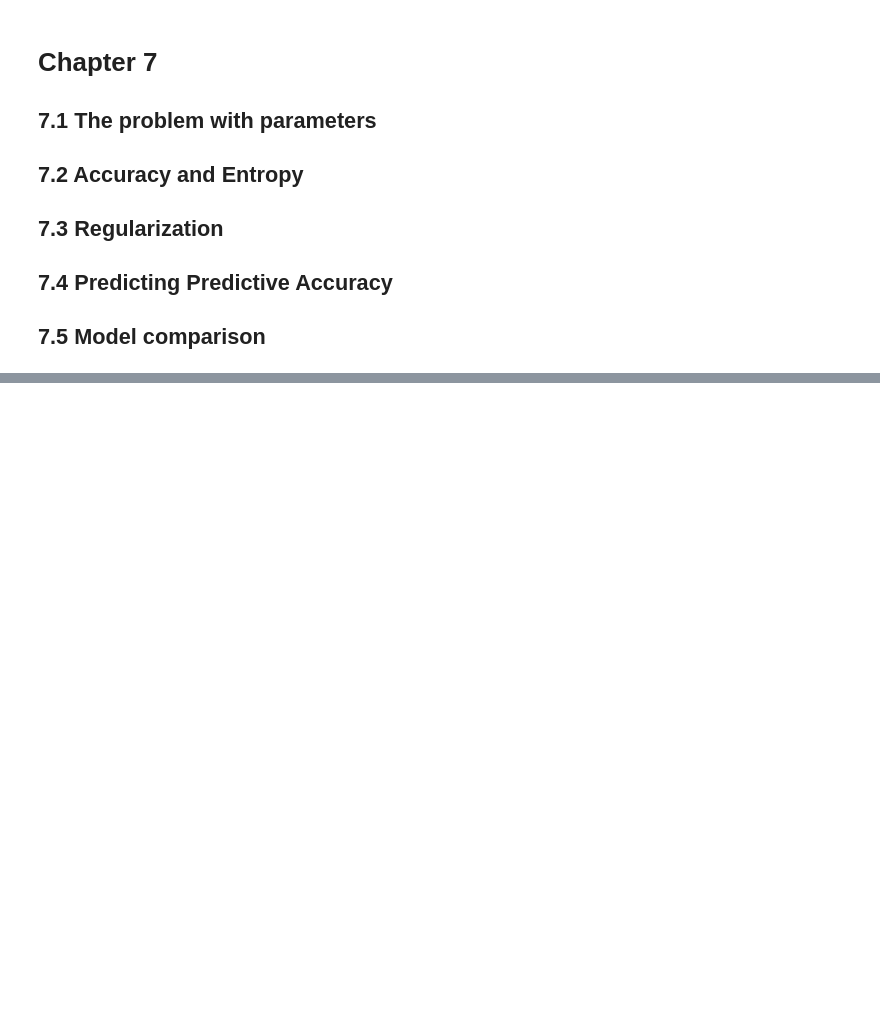
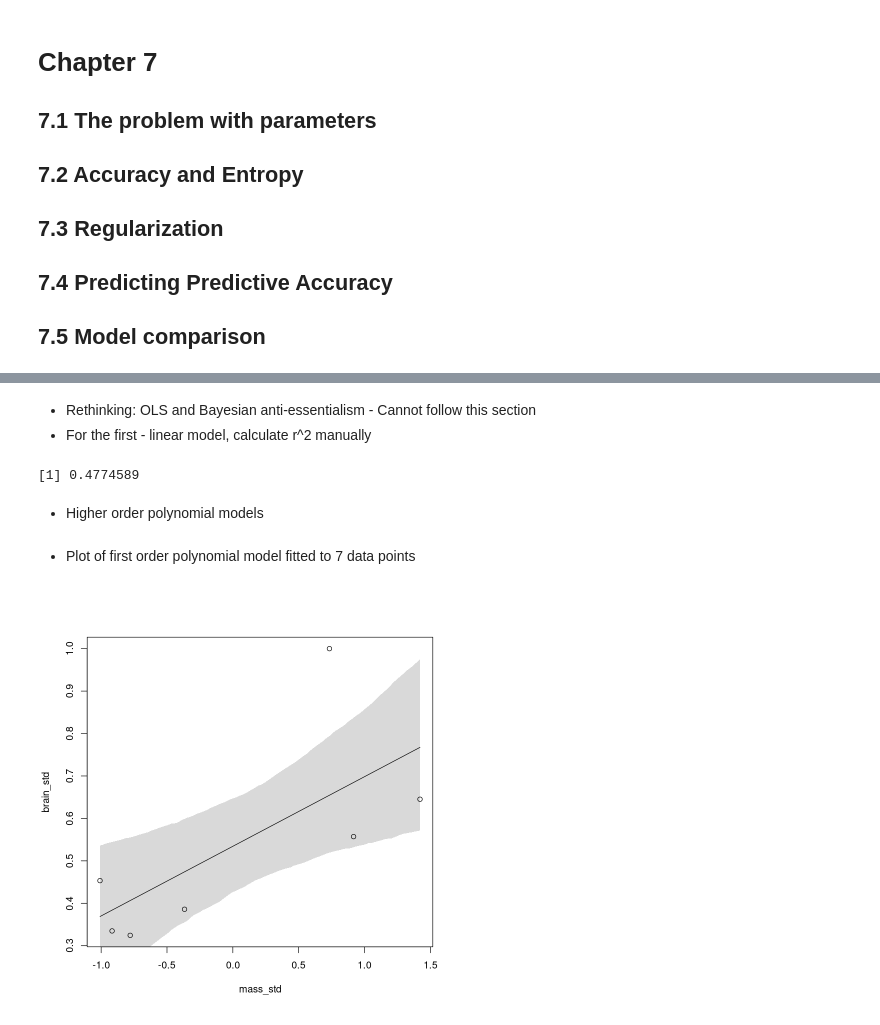
Before and after one commit to jointprob/jointprob-dm, a Jupyter notebook: r-notebooks/rethinking-book/chapter-7.ipynb, the cells around one changed output, grey strips where cells are left out. Cells and saved outputs as stored; diff of their text form; code cells hidden in the pictures; blank space fills up the shorter version.

```diff
--- a/r-notebooks/rethinking-book/chapter-7.ipynb
+++ b/r-notebooks/rethinking-book/chapter-7.ipynb
@@ -820,0 +48,8 @@ require(graphics) dnorm(0) == 1/sqrt(2*pi) dnorm(1) == exp(-1/2)/sqrt(2*pi) dnor
+# %%
+## R code 7.1
+sppnames <- c( "afarensis","africanus","habilis","boisei",
+    "rudolfensis","ergaster","sapiens")
+brainvolcc <- c( 438 , 452 , 612, 521, 752, 871, 1350 )
+masskg <- c( 37.0 , 35.5 , 34.5 , 41.5 , 55.5 , 61.0 , 53.5 )
+d <- data.frame( species=sppnames , brain=brainvolcc , mass=masskg )
+str(d)
@@ -820,0 +61,7 @@ require(graphics) dnorm(0) == 1/sqrt(2*pi) dnorm(1) == exp(-1/2)/sqrt(2*pi) dnor
+# %%
+## R code 7.2
+# Standardize mass
+d$mass_std <- (d$mass - mean(d$mass))/sd(d$mass)
+# Scale mass to the maximum value - we want to maintain 0 as a reference point
+d$brain_std <- d$brain / max(d$brain)
+head(d, 20)
@@ -820,0 +90,25 @@ require(graphics) dnorm(0) == 1/sqrt(2*pi) dnorm(1) == exp(-1/2)/sqrt(2*pi) dnor
+# %%
+## R code 7.3
+m7.1 <- quap(
+    alist(
+        brain_std ~ dnorm( mu , exp(log_sigma) ), # exp(log_sigma) means the likelihood result is always greater than zero
+        mu <- a + b*mass_std,
+        a ~ dnorm( 0.5 , 1 ),
+        b ~ dnorm( 0 , 10 ),
+        log_sigma ~ dnorm( 0 , 1 )
+    ), data=d )
+# %% [markdown]
++ Rethinking: OLS and Bayesian anti-essentialism - Cannot follow this section
++ For the first - linear model, calculate r^2 manually
+# %%
+## R code 7.5
+set.seed(12)
+s <- sim( m7.1 )
+r <- apply(s,2,mean) - d$brain_std
+resid_var <- var2(r)
+outcome_var <- var2( d$brain_std )
+1 - resid_var/outcome_var
+# %% [output]
+[1] 0.4774589
+# %% [markdown]
++ Higher order polynomial models
@@ -820,0 +168,14 @@ require(graphics) dnorm(0) == 1/sqrt(2*pi) dnorm(1) == exp(-1/2)/sqrt(2*pi) dnor
+# %% [markdown]
++ Plot of first order polynomial model fitted to 7 data points
+# %%
+## R code 7.10
+post <- extract.samples(m7.1)
+mass_seq <- seq( from=min(d$mass_std) , to=max(d$mass_std) , length.out=100 )
+l <- link( m7.1 , data=list( mass_std=mass_seq ) )
+mu <- apply( l , 2 , mean )
+ci <- apply( l , 2 , PI )
+plot( brain_std ~ mass_std , data=d )
+lines( mass_seq , mu )
+shade( ci , mass_seq )
+# %% [output]
+[figure, added]
```
Also changed, not shown: parts of 93 cells of this notebook, 12 other files.
